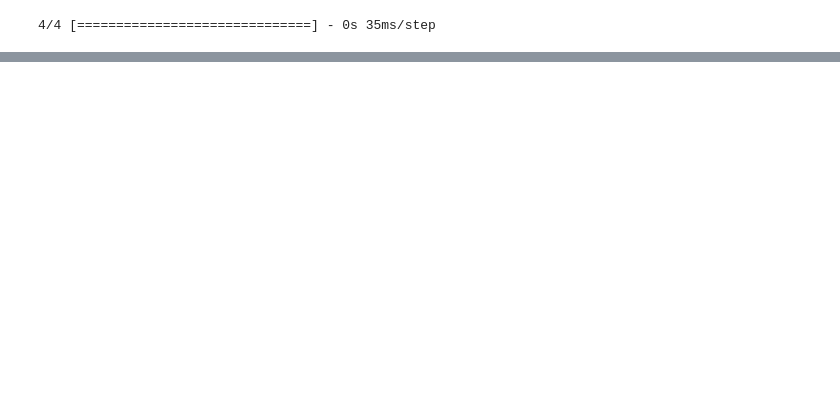
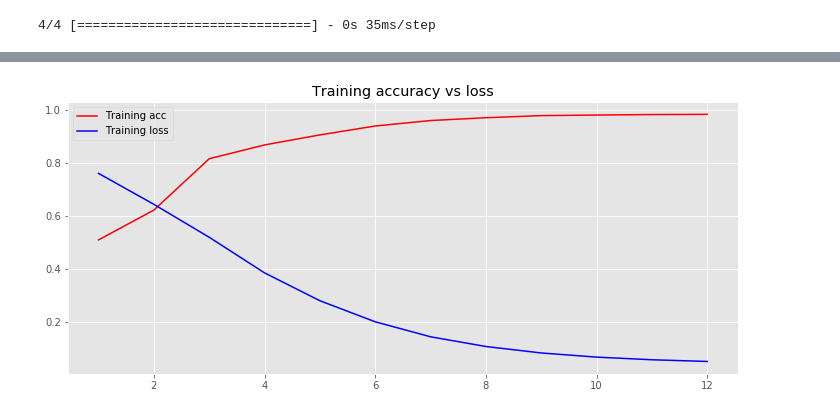
Before and after one commit to mariaCelesteCingolani/7506TP2, a Jupyter notebook: 9. Perceptron Multilayer/9_PerceptronMultilayer.ipynb, the cells around one changed output, grey strips where cells are left out. Saved outputs shown, nothing was run; the diff lists cells and outputs as text; code cells hidden in the pictures; blank space fills up the shorter version.

Commit message:
mas test de word2vec

```diff
--- a/9. Perceptron Multilayer/9_PerceptronMultilayer.ipynb
+++ b/9. Perceptron Multilayer/9_PerceptronMultilayer.ipynb
@@ -356,0 +410,4 @@ submission.to_csv("submission3.csv", index=False)
+# %%
+x_train_preprocesado = preprocesar_data (x_train_original, clean_text_simple)
+
+x_test_preprocesado = preprocesar_data (x_test_original, clean_text_simple)
@@ -356,0 +433,91 @@ submission.to_csv("submission3.csv", index=False)
+# %%
+## some config values
+embed_size = 300 # how big is each word vector
+max_features = 50000 # how many unique words to use (i.e num rows in embedding vector)
+maxlen = 200 # max number of words in a tweet to use
+
+## obtengo el vocabulario
+tokenizer = Tokenizer(num_words=max_features)
+tokenizer.fit_on_texts(list(x_train_preprocesado)+ list(x_test_preprocesado))
+
+## indice del vocabulario
+word_index = tokenizer.word_index
+
+## para proecesarlo necesito una lista de palabras por  tweet
+tweets_list_train = [text_to_word_sequence(sentence) for sentence in x_train_preprocesado]
+tweets_list_test = [text_to_word_sequence(sentence) for sentence in x_test_preprocesado]
+tweets_all = tweets_list_train + tweets_list_test
+
+## creo el modelo de word2vec
+w2v_model = Word2Vec(min_count=20,
+                     window=2,
+                     size=embed_size,
+                     sample=6e-5,
+                     alpha=0.03,
+                     min_alpha=0.0007,
+                     negative=20,
+                     workers=cores-1)
+
+## se genera el vocabulario
+
+t = time()
+
+w2v_model.build_vocab(tweets_all, progress_per=10000)
+
+print('Time to build vocab: {} mins'.format(round((time() - t) / 60, 2)))
+
+# se entrena el modelo word2vec
+
+t = time()
+
+w2v_model.train(tweets_all, total_examples=w2v_model.corpus_count, epochs=30, report_delay=1)
+
+print('Time to train the model: {} mins'.format(round((time() - t) / 60, 2)))
+
+word_vectors = w2v_model.wv
+
+print("Number of word vectors: {}".format(len(word_vectors.vocab)))
+
+MAX_NB_WORDS = min(max_features, len(word_index))
+
+wv_matrix = (np.random.rand(MAX_NB_WORDS, embed_size) - 0.5) / 5.0
+for word, i in word_index.items():
+    if i >= MAX_NB_WORDS:
+        continue
+    try:
+        embedding_vector = word_vectors[word]
+        # words not found in embedding index will be all-zeros.
+        wv_matrix[i] = embedding_vector
+    except:
+        pass
+
+
+model3 = Sequential()
+model3.add(layers.Embedding(input_dim=max_features,
+                           output_dim=embed_size,
+                           input_length=maxlen))
+model3.add(layers.Flatten())
+model3.add(layers.Dense(10, activation='relu'))
+model3.add(layers.Dense(1, activation='sigmoid'))
+model3.compile(optimizer='adam',
+              loss='binary_crossentropy',
+              metrics=['accuracy'])
+model3.summary()
+
+train_X = tokenizer.texts_to_sequences(x_train_preprocesado)
+
+# pad
+train_X = pad_sequences(train_X, maxlen=maxlen,
+                     padding="pre", truncating="post")
+
+print('Shape of data tensor:', train_X.shape)
+
+history3 = model3.fit(train_X, train_y,
+                    epochs=12,
+                    batch_size=512)
+
+
+loss, accuracy = model3.evaluate(train_X, train_y, verbose=False)
+print("Training Accuracy: {:.4f}".format(accuracy))
+plot_history(history3)
+# %% [output]
@@ -356,0 +541 @@ submission.to_csv("submission3.csv", index=False)
+[figure, added]
```
Also changed, not shown: parts of 27 cells of this notebook, 4 other files.
